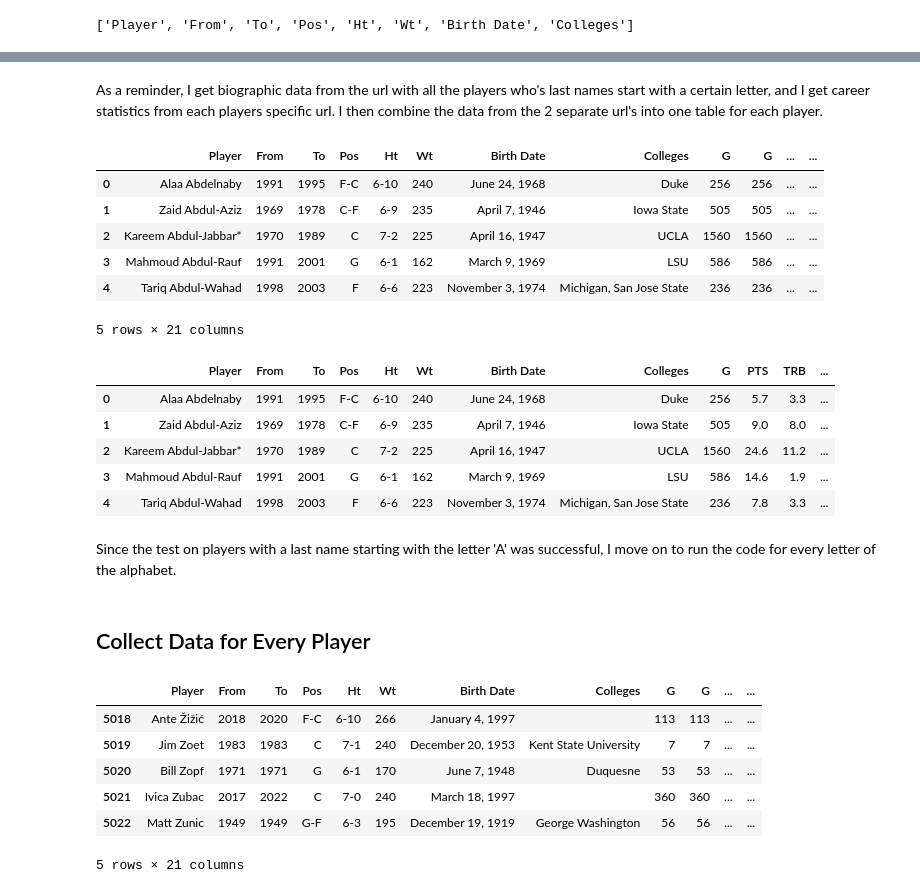
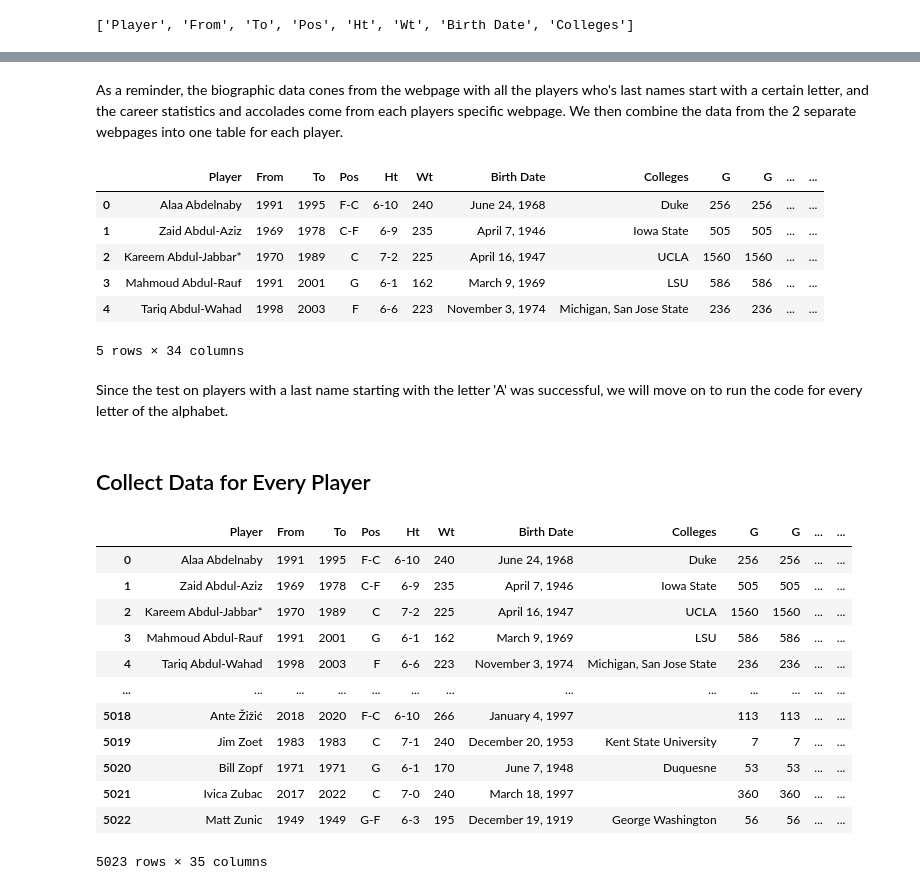
Before and after one commit to ItsBigSchub/Predicting-NBA-HOFers, a Jupyter notebook: Web_Scraping_NBA_Data.ipynb, the cells around one changed output, grey strips where cells are left out. Saved outputs shown, nothing was run; the diff lists cells and outputs as text; code cells hidden in the pictures.

```diff
--- a/Web_Scraping_NBA_Data.ipynb
+++ b/Web_Scraping_NBA_Data.ipynb
@@ -53,4 +53,11 @@ for i, div in enumerate(player_target.find_all('div')):
     stats = val[1].text
   player_career_stats.append(stats)
   career_columns.append(column_names)
+# Extract the players career accolades
+acco = player_soup.find_all(id='bling')
+accolades = []
+if acco:
+  bling = acco[0].find_all('a')
+  for l in range(len(bling)):
+    accolades.append(bling[l].text)
 # %% [markdown]
@@ -58,5 +65,5 @@ After working on the code for one specific player and the corresponding url, I t
 # %% [markdown]
-As a reminder, I get biographic data from the url with all the players who's last names start with a certain letter, and I get career statistics from each players specific url. I then combine the data from the 2 separate url's into one table for each player.
+As a reminder, the biographic data cones from the webpage with all the players who's last names start with a certain letter, and the career statistics and accolades come from each players specific webpage. We then combine the data from the 2 separate webpages into one table for each player.
 # %%
 # Loop through the table to extract the data for each player
 first_players = []
@@ -75,6 +82,13 @@ for i in range(len(first_table)):
     player_target = player_soup.find(class_='stats_pullout')
     player_career_stats = []
     career_columns = []
+    # The following grabs the players career accolades if they have any
+    acco = player_soup.find_all(id='bling')
+    accolades = []
+    if acco:
+      bling = acco[0].find_all('a')
+      for l in range(len(bling)):
+        accolades.append(bling[l].text)
     # The following loop is to actually grab the career statistics and store them
     for j, div in enumerate(player_target.find_all('div')):
       if j < 2:
@@ -102,6 +116,13 @@ for i in range(len(first_table)):
     player_soup = BeautifulSoup(player_page.content, 'html.parser')
     player_target = player_soup.find(class_='stats_pullout')
     player_career_stats = []
+    # The following grabs the players career accolades if they have any
+    acco = player_soup.find_all(id='bling')
+    accolades = []
+    if acco:
+      bling = acco[0].find_all('a')
+      for l in range(len(bling)):
+        accolades.append(bling[l].text)
     # The following loop is to actually grab the career statistics and store them
     for j, div in enumerate(player_target.find_all('div')):
       if j < 2:
@@ -115,11 +136,13 @@ for i in range(len(first_table)):
       player_name.append(th.text)
     for td in first_table[i].find_all('td'):
       player_stats.append(td.text)
-    player = player_name + player_stats + player_career_stats
+    player = player_name + player_stats + player_career_stats + accolades
     first_players.append(player)
 # Create a Pandas DataFrame of the player data
 full_columns = first_columns + career_columns
-first_df = pd.DataFrame(first_players, columns=full_columns)
+first_df = pd.DataFrame(first_players)
+for i in np.arange(0, len(full_columns)):
+  first_df.rename(columns={i:full_columns[i]}, inplace=True)
 first_df.head()
 # %% [output]
 |  | Player | From | To | Pos | Ht | Wt | Birth Date | Colleges | G | G | ... | ... |
@@ -128,20 +151,9 @@ first_df.head()
 | 2 | Kareem Abdul-Jabbar* | 1970 | 1989 | C | 7-2 | 225 | April 16, 1947 | UCLA | 1560 | 1560 | ... | ... |
 | 3 | Mahmoud Abdul-Rauf | 1991 | 2001 | G | 6-1 | 162 | March 9, 1969 | LSU | 586 | 586 | ... | ... |
 | 4 | Tariq Abdul-Wahad | 1998 | 2003 | F | 6-6 | 223 | November 3, 1974 | Michigan, San Jose State | 236 | 236 | ... | ... |
-5 rows × 21 columns
+5 rows × 34 columns
-# %%
-# Remove the duplicate columns
-first_df = first_df.loc[:,~first_df.columns.duplicated()]
-first_df.head()
-# %% [output]
-|  | Player | From | To | Pos | Ht | Wt | Birth Date | Colleges | G | PTS | TRB | ... |
-| 0 | Alaa Abdelnaby | 1991 | 1995 | F-C | 6-10 | 240 | June 24, 1968 | Duke | 256 | 5.7 | 3.3 | ... |
-| 1 | Zaid Abdul-Aziz | 1969 | 1978 | C-F | 6-9 | 235 | April 7, 1946 | Iowa State | 505 | 9.0 | 8.0 | ... |
-| 2 | Kareem Abdul-Jabbar* | 1970 | 1989 | C | 7-2 | 225 | April 16, 1947 | UCLA | 1560 | 24.6 | 11.2 | ... |
-| 3 | Mahmoud Abdul-Rauf | 1991 | 2001 | G | 6-1 | 162 | March 9, 1969 | LSU | 586 | 14.6 | 1.9 | ... |
-| 4 | Tariq Abdul-Wahad | 1998 | 2003 | F | 6-6 | 223 | November 3, 1974 | Michigan, San Jose State | 236 | 7.8 | 3.3 | ... |
 # %% [markdown]
-Since the test on players with a last name starting with the letter 'A' was successful, I move on to run the code for every letter of the alphabet.
+Since the test on players with a last name starting with the letter 'A' was successful, we will move on to run the code for every letter of the alphabet.
 # %% [markdown]
 ## Collect Data for Every Player
 # %%
@@ -153,39 +165,54 @@ for x in range(97,123): # loop over every letter of the alphabet
   soup = BeautifulSoup(page.content, 'html.parser')
   table = soup.find_all('tr')
   for i in range(len(table)):
     if i == 0:
       continue
     else:
       player = []
       player_name = []
       player_stats = []
       player_link = table[i].find('a', href=True)['href']
       player_url = f'https://www.basketball-reference.com/{player_link}'
       player_page = requests.get(player_url)
       player_soup = BeautifulSoup(player_page.content, 'html.parser')
       player_target = player_soup.find(class_='stats_pullout')
+      # The following grabs the players career accolades if they have any
+      acco = player_soup.find_all(id='bling')
+      accolades = []
+      if acco:
+        bling = acco[0].find_all('a')
+        for l in range(len(bling)):
+          accolades.append(bling[l].text)
       player_career_stats = []
       for j, div in enumerate(player_target.find_all('div')):
         if j < 2:
           continue
         else:
           val = div.find_all('p')
           stats = val[1].text
         player_career_stats.append(stats)
       for th in table[i].find_all('th'):
         player_name.append(th.text)
       for td in table[i].find_all('td'):
         player_stats.append(td.text)
-      player = player_name + player_stats + player_career_stats
+      player = player_name + player_stats + player_career_stats + accolades
       players.append(player)
 
-players_df = pd.DataFrame(players, columns=full_columns)
-players_df.tail()
+players_df = pd.DataFrame(players)
+for i in np.arange(0, len(full_columns)):
+  players_df.rename(columns={i:full_columns[i]}, inplace=True)
+players_df
 # %% [output]
 |  | Player | From | To | Pos | Ht | Wt | Birth Date | Colleges | G | G | ... | ... |
+| 0 | Alaa Abdelnaby | 1991 | 1995 | F-C | 6-10 | 240 | June 24, 1968 | Duke | 256 | 256 | ... | ... |
+| 1 | Zaid Abdul-Aziz | 1969 | 1978 | C-F | 6-9 | 235 | April 7, 1946 | Iowa State | 505 | 505 | ... | ... |
+| 2 | Kareem Abdul-Jabbar* | 1970 | 1989 | C | 7-2 | 225 | April 16, 1947 | UCLA | 1560 | 1560 | ... | ... |
+| 3 | Mahmoud Abdul-Rauf | 1991 | 2001 | G | 6-1 | 162 | March 9, 1969 | LSU | 586 | 586 | ... | ... |
+| 4 | Tariq Abdul-Wahad | 1998 | 2003 | F | 6-6 | 223 | November 3, 1974 | Michigan, San Jose State | 236 | 236 | ... | ... |
+| ... | ... | ... | ... | ... | ... | ... | ... | ... | ... | ... | ... | ... |
 | 5018 | Ante Žižić | 2018 | 2020 | F-C | 6-10 | 266 | January 4, 1997 |  | 113 | 113 | ... | ... |
 | 5019 | Jim Zoet | 1983 | 1983 | C | 7-1 | 240 | December 20, 1953 | Kent State University | 7 | 7 | ... | ... |
 | 5020 | Bill Zopf | 1971 | 1971 | G | 6-1 | 170 | June 7, 1948 | Duquesne | 53 | 53 | ... | ... |
 | 5021 | Ivica Zubac | 2017 | 2022 | C | 7-0 | 240 | March 18, 1997 |  | 360 | 360 | ... | ... |
 | 5022 | Matt Zunic | 1949 | 1949 | G-F | 6-3 | 195 | December 19, 1919 | George Washington | 56 | 56 | ... | ... |
-5 rows × 21 columns
+5023 rows × 35 columns
```
Also changed, not shown: parts of 6 cells of this notebook.
